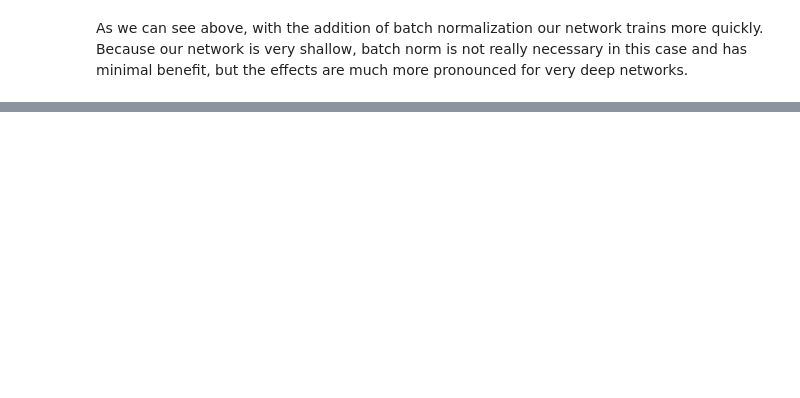
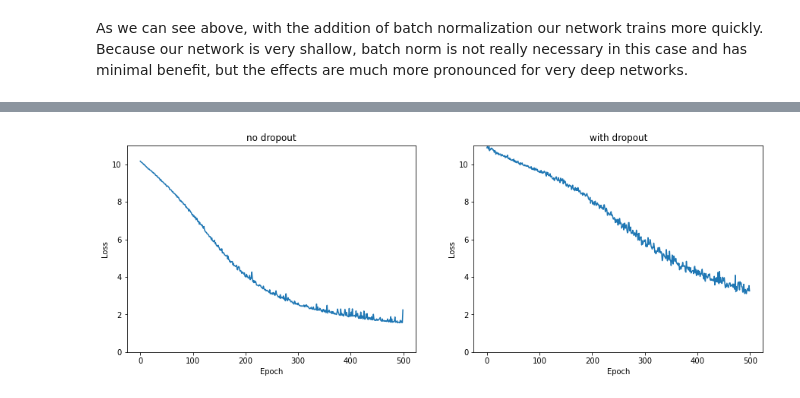
Before and after one commit to AIPI540/AIPI540-Deep-Learning-Applications, a Jupyter notebook: 1_intro_neuralnets/improving_training_efficiency.ipynb, the cells around one changed output, grey strips where cells are left out. Drawn from its saved outputs; the diff is of its cells as text; code cells hidden in the pictures; blank space fills up the shorter version.

Commit message:
added dropout

```diff
--- a/1_intro_neuralnets/improving_training_efficiency.ipynb
+++ b/1_intro_neuralnets/improving_training_efficiency.ipynb
@@ -312,0 +321,76 @@ As we can see above, with the addition of batch normalization our network trains
+# %%
+# Define simple network architecture with dropout
+class FeedForwardNet_Dropout(nn.Module):
+    def __init__(self, n_input, n_hidden1, n_hidden2, n_output,dropout_prob=0.0):
+        super().__init__()
+        self.dropout = nn.Dropout(dropout_prob)
+        self.hidden1 = nn.Linear(n_input, n_hidden1)
+        self.hidden2 = nn.Linear(n_hidden1, n_hidden2)
+        self.out = nn.Linear(n_hidden2, n_output)
+
+    def forward(self, x):
+        x = F.relu(self.hidden1(x))
+        x = self.dropout(x)
+        x = F.relu(self.hidden2(x))
+        x = self.dropout(x)
+        x = torch.sigmoid(self.out(x))
+        return x
+# %%
+# Define the cost / loss function
+criterion = nn.BCELoss()
+# Number of iterations (epochs) to train
+n_epochs = 500
+# Set device
+device = torch.device("cuda" if torch.cuda.is_available() else "cpu")
+
+# Vanilla training
+net = FeedForwardNet(n_input=X_train_scaled.shape[1], n_hidden1=50, n_hidden2=20, n_output=1)
+optimizer = optim.SGD(net.parameters(), lr=0.001)
+cost_path_vanilla = train_model(net,criterion,optimizer,trainloader,n_epochs,device,lrscheduler=None)
+# Calculate test set accuracy
+net.eval()
+with torch.no_grad():
+    y_true = y_test.tolist
+    test_preds = []
+    for data in testloader:
+        inputs, labels = data[0].to(device), data[1].to(device)
+        outputs = net.forward(inputs)
+        test_preds.extend(outputs.cpu().squeeze().tolist())
+    test_preds = np.round(test_preds)
+    test_acc = np.sum(test_preds==y_test)/len(y_test)
+    print('Model: vanilla network')
+    print('Test set accuracy is {:.3f}'.format(test_acc))
+    print()
+
+# Use network with dropout and same LR
+net = FeedForwardNet_Dropout(n_input=X_train_scaled.shape[1], n_hidden1=50, n_hidden2=20, n_output=1,dropout_prob=0.5)
+optimizer = optim.SGD(net.parameters(), lr=0.001)
+cost_path_dropout = train_model(net,criterion,optimizer,trainloader,n_epochs,device,lrscheduler=None)
+# Calculate test set accuracy
+net.eval()
+with torch.no_grad():
+    y_true = y_test.tolist
+    test_preds = []
+    for data in testloader:
+        inputs, labels = data[0].to(device), data[1].to(device)
+        outputs = net.forward(inputs)
+        test_preds.extend(outputs.cpu().squeeze().tolist())
+    test_preds = np.round(test_preds)
+    test_acc = np.sum(test_preds==y_test)/len(y_test)
+    print('Model: network with dropout')
+    print('Test set accuracy is {:.3f}'.format(test_acc))
+plt.show()
+
+# Plot the cost over training
+fig,ax = plt.subplots(1,2,figsize=(15,5))
+outputs = [cost_path_vanilla,cost_path_dropout]
+names = ['no dropout','with dropout']
+for i,(cost,name) in enumerate(zip(outputs,names)):
+    ax_sub=ax[i%3]
+    ax_sub.plot(cost)
+    ax_sub.set_title(name)
+    ax_sub.set_ylim(0,11)
+    ax_sub.set_xlabel('Epoch')
+    ax_sub.set_ylabel('Loss')
+plt.show()
+# %% [output]
@@ -312,0 +402 @@ As we can see above, with the addition of batch normalization our network trains
+[figure, added]
```
Also changed, not shown: parts of 7 cells of this notebook.
